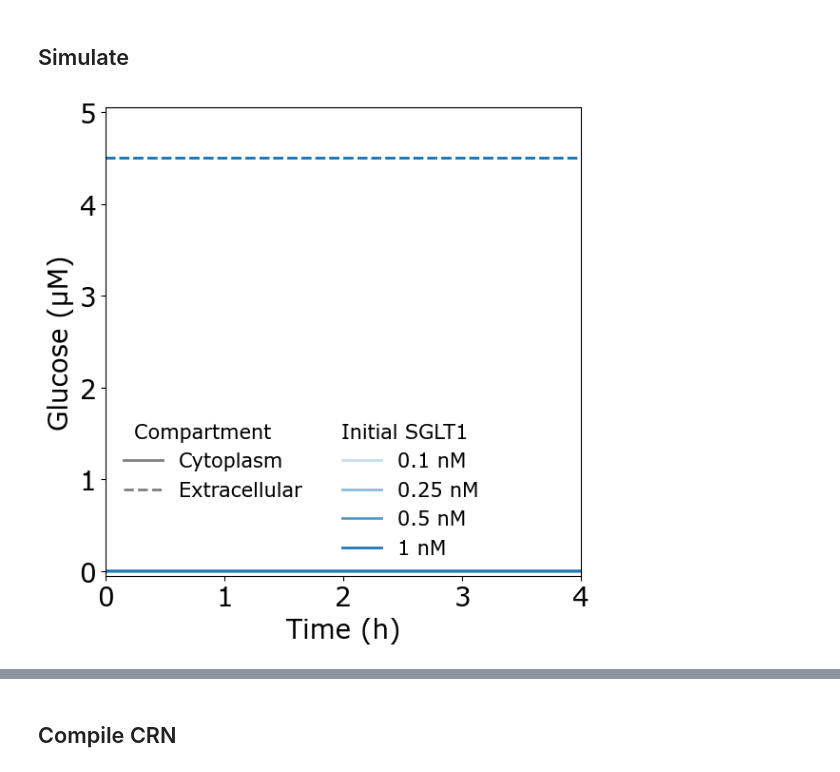
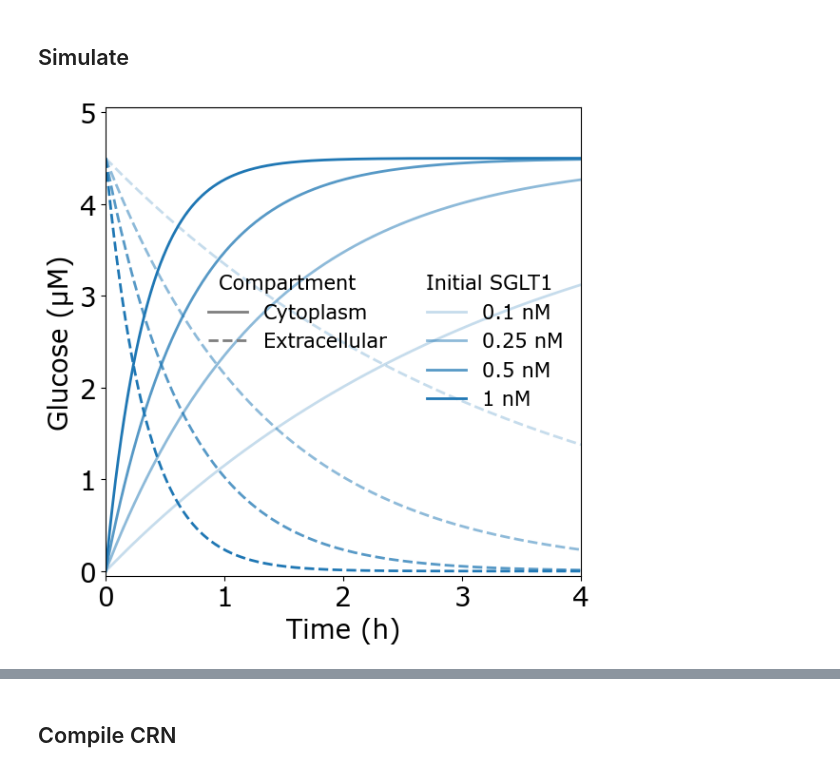
Before and after one commit to BuildACell/bioCRNpyler, a Jupyter notebook: examples/Specialized Tutorials/7. Transport_Models.ipynb, the cells around one changed output, grey strips where cells are left out. Cells and saved outputs as stored; diff of their text form; code cells hidden in the pictures.

```diff
--- a/examples/Specialized Tutorials/7. Transport_Models.ipynb
+++ b/examples/Specialized Tutorials/7. Transport_Models.ipynb
@@ -642,8 +643,8 @@ try:
             'protein_sglt1_carrier_in_membrane': sglt1_conc/2,
             'glucose_extracellular': 4.5,
             'glucose_cytoplasm': 0,
-            'Na1_extracellular': 145000.0,
-            'Na1_cytoplasm': 15000.0
+            'Na_extracellular': 145000.0,
+            'Na_cytoplasm': 15000.0
         }
 
         # Run Simulation
@@ -665,34 +666,34 @@ try:
 
     # Format legend columns
     ax = plt.gca()
     handles, labels = ax.get_legend_handles_labels()
 
     # Create an invisible "blank" handle to pad the right column
     empty_handle = Line2D([], [], linestyle='')
     empty_label = ''
 
     new_handles = [
         handles[4], handles[5], empty_handle, empty_handle,
         handles[0], handles[1], handles[2], handles[3],
     ]
     new_labels = [
         labels[4], labels[5], empty_label, empty_label,
         labels[0], labels[1], labels[2], labels[3],
     ]
 
     # Redraw the legend
     ax.legend(new_handles, new_labels, ncol=2, frameon=False,
               title='Compartment          Initial SGLT1', # Spaced out title
               title_fontsize=15, fontsize=15, loc='best')
 
     plt.tight_layout()
     # plt.savefig("simulation_figs/Figure_SGLT1_transport.svg")
     plt.show()
 
 except ModuleNotFoundError:
     print('please install the plotting libraries: pip install biocrnpyler[all]')
 # %% [output]
-[figure, old version]
+[figure, new version]
 # %% [markdown]
 # Example 5: Secondary Active Transport (Antiporter)
 
```
Also changed, not shown: parts of 2 cells of this notebook, 11 other files.
